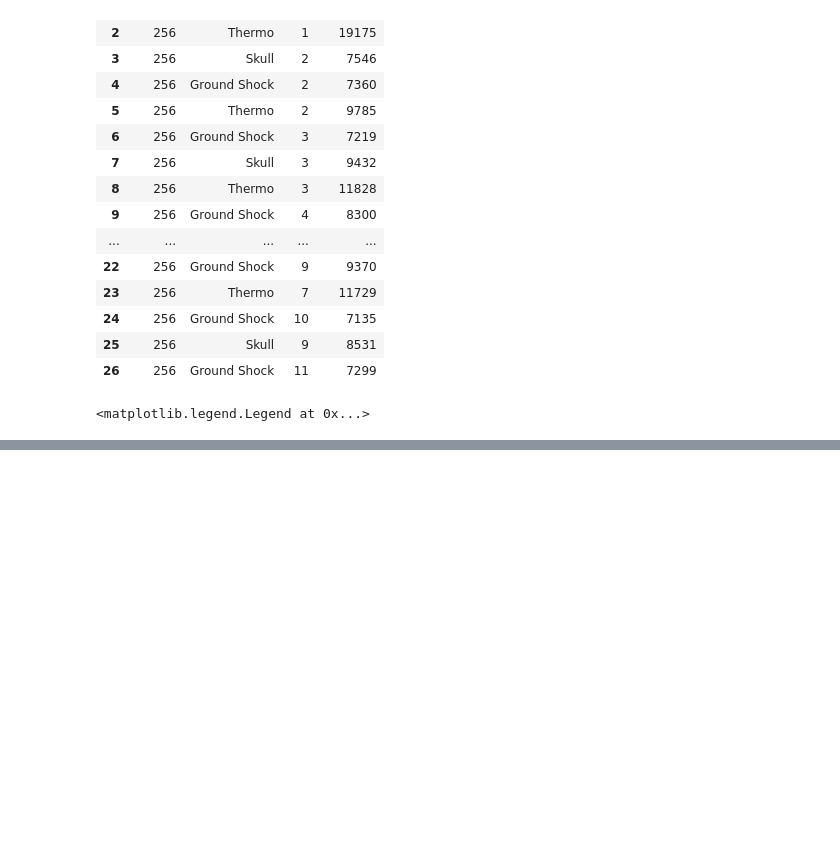
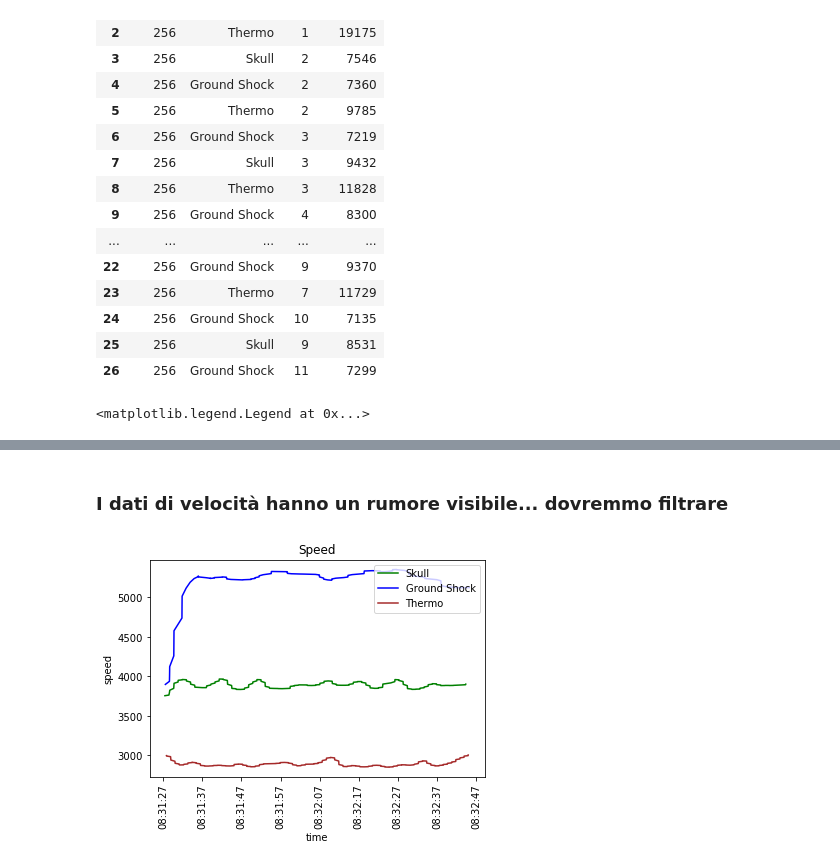
Before and after one commit to luigisaetta/iot-anki-simulator, a Jupyter notebook: Mysqlpandas1.ipynb, the cells around one changed output, grey strips where cells are left out. Cells and saved outputs as stored; diff of their text form; code cells hidden in the pictures; blank space fills up the shorter version.

Commit message:
added gaussian filter in MYsql... notebook

```diff
--- a/Mysqlpandas1.ipynb
+++ b/Mysqlpandas1.ipynb
@@ -74,0 +77,2 @@ plt.show()
+# %% [markdown]
+### I dati di velocità hanno un rumore visibile... dovremmo filtrare
@@ -74,0 +81,18 @@ plt.show()
+# %%
+i = 0
+for car in cars:
+    xp = pd.to_datetime(dfSpeed.loc[dfSpeed['carName'] == car]['dTimeString'])
+    yp = dfSpeed.loc[dfSpeed['carName'] == car]['speed']
+    # applichiamo un filtro gaussiano
+    filteredYp = scipy.ndimage.filters.gaussian_filter1d(yp, sigma=4)
+    plt.plot(xp, filteredYp, color=color[i])
+    i += 1
+
+plt.xlabel("time")
+plt.xticks(rotation=90)
+plt.ylabel("speed")
+plt.title("Speed")
+plt.legend(cars)
+plt.show()
+# %% [output]
+[figure, added]
```
Also changed, not shown: parts of 11 cells of this notebook.
